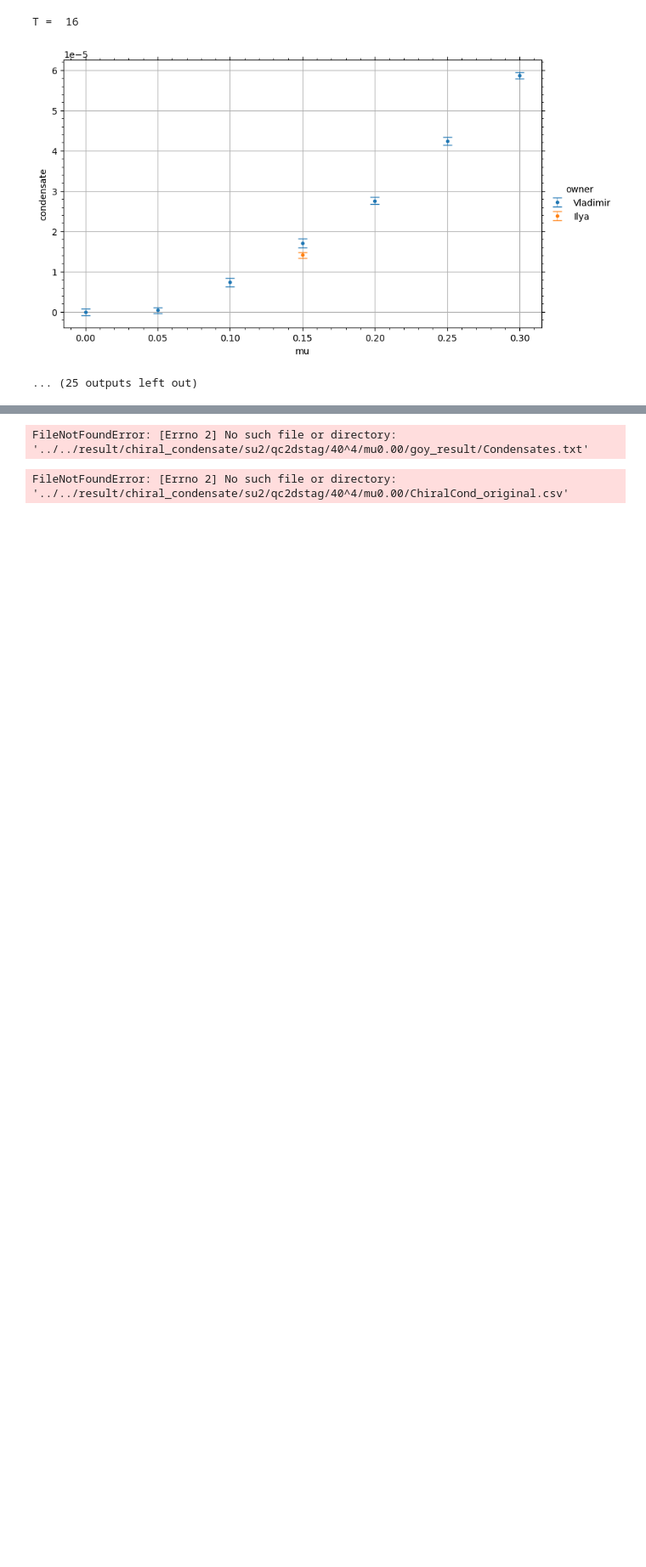
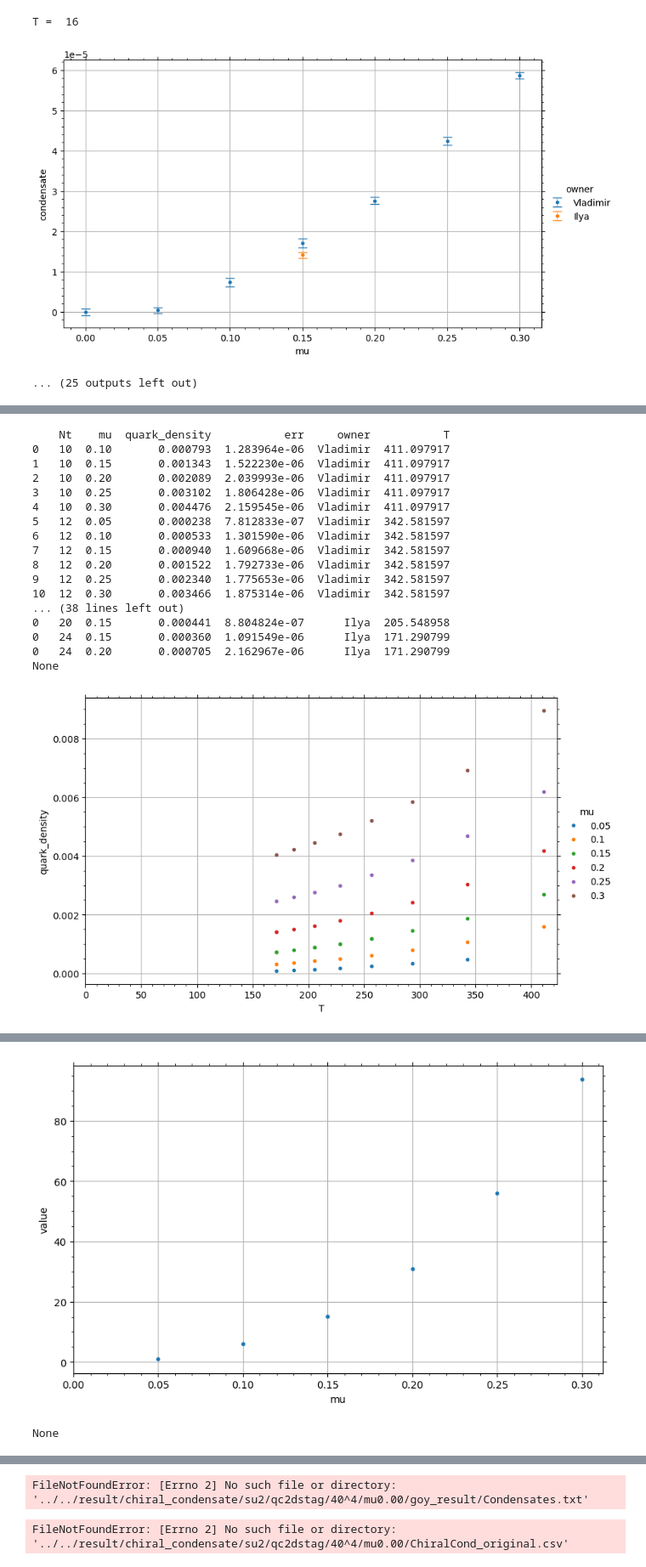
Before and after one commit to ilyakudrov/observables, a Jupyter notebook: python_jupyter/chiral_condensate/chiral_condensate.ipynb, the cells around one changed output, grey strips where cells are left out. Shown at 85% size. Cells and saved outputs as stored; diff of their text form; code cells hidden in the pictures; blank space fills up the shorter version.

```diff
--- a/python_jupyter/chiral_condensate/chiral_condensate.ipynb
+++ b/python_jupyter/chiral_condensate/chiral_condensate.ipynb
@@ -16,2 +18,6 @@ import common.plots as plots
 
 pd.options.mode.chained_assignment = None
+# %%
+fm_to_GeV = 1/0.197327
+a = 0.048 * fm_to_GeV / 1000
+print(a)
@@ -58,9 +66,10 @@ def plot_chiral_condensate_nt(df, observable_name, x, group, image_path, image_n
     plots.save_image(image_path, image_name + '_' + nt_str, fg)
     plt.show()
 
-def plot_single(df, x, hue, observable, image_path, image_name):
+def plot_single(df, x, hue, observable, image_path, image_name, err_col=None):
     fg = seaborn.FacetGrid(data=df, hue=hue, height=5, aspect=1.61, legend_out=True)
-    fg.map(plt.errorbar, x, observable, 'err', mfc=None, fmt='o', ms=3, capsize=5, lw=0.5, ls=None
+    print(err_col)
+    fg.map(plt.errorbar, x, observable, err_col=err_col, mfc=None, fmt='o', ms=3, capsize=5, lw=0.5, ls=None
                ).add_legend()
     fg.ax.set_xlabel(x)
     fg.ax.set_ylabel(observable)
@@ -74,6 +83,15 @@ def plot_single(df, x, hue, observable, image_path, image_name):
     plt.grid(dash_capstyle='round')
     plots.save_image(image_path, image_name, fg)
     plt.show()
+
+def fit_data(df, observable_name):
+    df_fit = fit.make_fit(df, (df['T'].min(), df['T'].max()), fit.func_polynomial3, ['a', 'b', 'c', 'd'], 'T', observable_name, err_col='err')
+    return df_fit
+
+def get_func_value(df, func, x_val, param_names):
+    fit_params = df.iloc[0][param_names].values
+    y = func(x_val, *fit_params)
+    return pd.DataFrame({'value': [y]})
 # %%
 df = pd.read_csv('../../result/vladimir_data/ChiralCond.txt', header=0, names=['Nt', 'mu', 'chiral_condensate', 'err', 'itime', 'fs', 'W', 's', 'iconf'], delimiter=' ', skipinitialspace=True, comment='#')
 df = df[['Nt', 'mu', 'chiral_condensate', 'err']]
@@ -235,0 +251,58 @@ Nt =  20
+# %%
+df = pd.read_csv('../../result/vladimir_data/QuarkDens.txt', header=0, names=['Nt', 'mu', 'quark_density', 'err', 'itime', 'fs', 'W', 's', 'iconf'], delimiter=' ', skipinitialspace=True, comment='#')
+df = df[['Nt', 'mu', 'quark_density', 'err']]
+df['owner'] = 'Vladimir'
+params = [{'path' : '../../result/quark_density/su2/qc2dstag/32^3x16/mu0.15/ma=0.0075/quark_density_original.csv', 'Nt': 16, 'mu': 0.15},
+          {'path' : '../../result/quark_density/su2/qc2dstag/32^3x18/mu0.15/ma=0.0075/quark_density_original.csv', 'Nt': 18, 'mu': 0.15},
+          {'path' : '../../result/quark_density/su2/qc2dstag/32^3x20/mu0.15/ma=0.0075/quark_density_original.csv', 'Nt': 20, 'mu': 0.15},
+          {'path' : '../../result/quark_density/su2/qc2dstag/32^3x24/mu0.15/ma=0.0075/quark_density_original.csv', 'Nt': 24, 'mu': 0.15},
+          {'path' : '../../result/quark_density/su2/qc2dstag/32^3x24/mu0.20/ma=0.0075/quark_density_original.csv', 'Nt': 24, 'mu': 0.20},
+          {'path' : '../../result/quark_density/su2/qc2dstag/32^3x28/mu0.15/ma=0.0075/quark_density_original.csv', 'Nt': 28, 'mu': 0.15},
+          {'path' : '../../result/quark_density/su2/qc2dstag/32^3x28/mu0.20/ma=0.0075/quark_density_original.csv', 'Nt': 28, 'mu': 0.20},
+          {'path' : '../../result/quark_density/su2/qc2dstag/32^3x36/mu0.15/ma=0.0075/quark_density_original.csv', 'Nt': 36, 'mu': 0.15},
+          {'path' : '../../result/quark_density/su2/qc2dstag/32^3x36/mu0.20/ma=0.0075/quark_density_original.csv', 'Nt': 36, 'mu': 0.20},
+          {'path' : '../../result/quark_density/su2/qc2dstag/32^3x40/mu0.15/ma=0.0075/quark_density_original.csv', 'Nt': 40, 'mu': 0.15},
+          {'path' : '../../result/quark_density/su2/qc2dstag/32^3x40/mu0.20/ma=0.0075/quark_density_original.csv', 'Nt': 40, 'mu': 0.20}]
+df1 = collect_condensates(params)
+df1 = df1[['Nt', 'mu', 'quark_density', 'err']]
+df1['owner'] = 'Ilya'
+df = pd.concat([df, df1])
+df['T'] = 1/ df['Nt'] / a
+df = df[df['Nt'] < 25]
+print(df)
+# df['quark_density'] = df['quark_density'] / a**3 / df['T']**3
+df['quark_density'] = 2 * df['quark_density']
+# print(df)
+# df.groupby(['Nt']).apply(plot_chiral_condensate_nt, 'quark_density', 'mu', 'Nt', '../../images/qc2dstag/quark_density', 'quark_density_Nt', include_groups=False)
+# df.groupby(['mu']).apply(plot_chiral_condensate_nt, 'quark_density', 'T', 'mu', '../../images/qc2dstag/quark_density', 'quark_density_mu', include_groups=False)
+# plot_single(df, 'mu', 'T', 'quark_density', '../../images/qc2dstag/quark_density', 'quark_density_single_T_mu')
+plot_single(df, 'T', 'mu', 'quark_density', '../../images/qc2dstag/quark_density', 'quark_density_single_mu_T')
+df_fit = df.groupby(['mu']).apply(fit_data, 'quark_density', include_groups=False).reset_index(level='mu')
+# df_fit = fit_data(df, 'quark_density')
+df_fit = df_fit.rename(columns={'d_err': 'err'})
+df_fit['type'] = 'extrapolation'
+print(df_fit)
+fit_val = df_fit.groupby(['mu']).apply(get_func_value, fit.func_polynomial3, 140, ['a', 'b', 'c', 'd'], include_groups=False).reset_index(level='mu')
+print(fit_val)
+fit_val['value'] = fit_val['value'] / a**3 / 140**3
+plot_single(fit_val, 'mu', None, 'value', '../../images/qc2dstag/quark_density', 'quark_density_single_mu_T')
+plot_single(df_fit, 'mu', None, 'd', '../../images/qc2dstag/quark_density', 'quark_density_single_mu_T')
+# %% [output]
+    Nt    mu  quark_density           err     owner           T
+0   10  0.10       0.000793  1.283964e-06  Vladimir  411.097917
+1   10  0.15       0.001343  1.522230e-06  Vladimir  411.097917
+2   10  0.20       0.002089  2.039993e-06  Vladimir  411.097917
+3   10  0.25       0.003102  1.806428e-06  Vladimir  411.097917
+4   10  0.30       0.004476  2.159545e-06  Vladimir  411.097917
+5   12  0.05       0.000238  7.812833e-07  Vladimir  342.581597
+6   12  0.10       0.000533  1.301590e-06  Vladimir  342.581597
+7   12  0.15       0.000940  1.609668e-06  Vladimir  342.581597
+8   12  0.20       0.001522  1.792733e-06  Vladimir  342.581597
+9   12  0.25       0.002340  1.775653e-06  Vladimir  342.581597
+10  12  0.30       0.003466  1.875314e-06  Vladimir  342.581597
+... (38 lines left out)
+0   20  0.15       0.000441  8.804824e-07      Ilya  205.548958
+0   24  0.15       0.000360  1.091549e-06      Ilya  171.290799
+0   24  0.20       0.000705  2.162967e-06      Ilya  171.290799
+None
+[figure, added]
@@ -235,0 +326,2 @@ Nt =  20
+[figure, added]
+None
```
Also changed, not shown: parts of 5 cells of this notebook, 7 other files.
